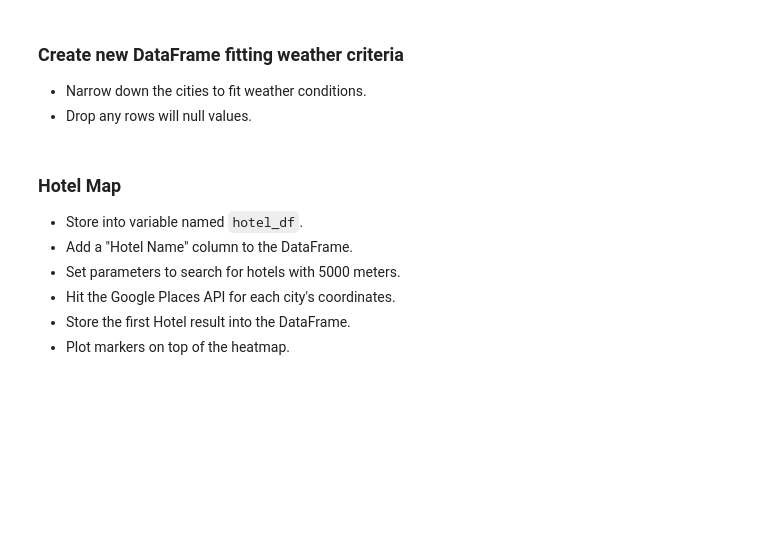
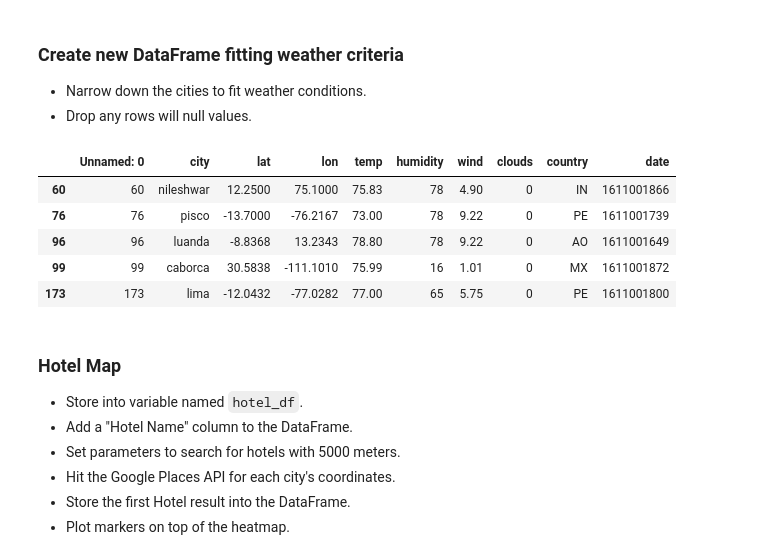
Before and after one commit to sidali6787/Python-APIs-Project, a Jupyter notebook: starter_code/VacationPy.ipynb, the cells around one changed output. Cells and saved outputs as stored; diff of their text form; code cells hidden in the pictures; blank space fills up the shorter version.

```diff
--- a/starter_code/VacationPy.ipynb
+++ b/starter_code/VacationPy.ipynb
@@ -36,6 +61,19 @@ FileNotFoundError: [Errno 2] File ../WeatherPy/output_data/cities.csv does not e
 ### Create new DataFrame fitting weather criteria
 * Narrow down the cities to fit weather conditions.
 * Drop any rows will null values.
+# %%
+weather_file=cities_df.loc[(cities_df['temp']>=70)&(cities_df['temp']<=80)]
+wind_file=weather_file.loc[(weather_file['wind']<=10)]
+ideal_weather=wind_file.loc[(wind_file['clouds']==0)]
+ideal_weather.dropna
+ideal_weather.head()
+# %% [output]
+|  | Unnamed: 0 | city | lat | lon | temp | humidity | wind | clouds | country | date |
+| 60 | 60 | nileshwar | 12.2500 | 75.1000 | 75.83 | 78 | 4.90 | 0 | IN | 1611001866 |
+| 76 | 76 | pisco | -13.7000 | -76.2167 | 73.00 | 78 | 9.22 | 0 | PE | 1611001739 |
+| 96 | 96 | luanda | -8.8368 | 13.2343 | 78.80 | 78 | 9.22 | 0 | AO | 1611001649 |
+| 99 | 99 | caborca | 30.5838 | -111.1010 | 75.99 | 16 | 1.01 | 0 | MX | 1611001872 |
+| 173 | 173 | lima | -12.0432 | -77.0282 | 77.00 | 65 | 5.75 | 0 | PE | 1611001800 |
 # %% [markdown]
 ### Hotel Map
 * Store into variable named `hotel_df`.
```
Also changed, not shown: parts of 11 cells of this notebook.
